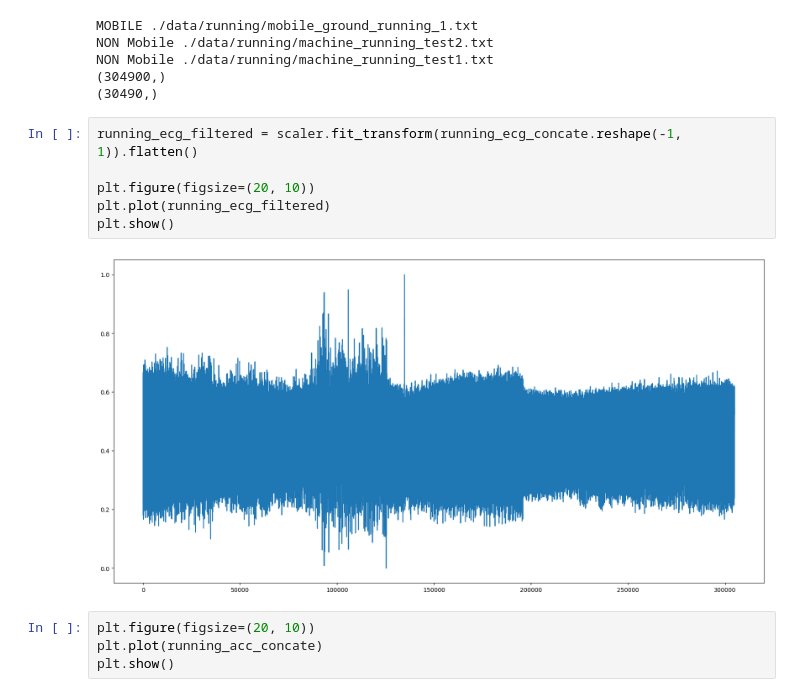
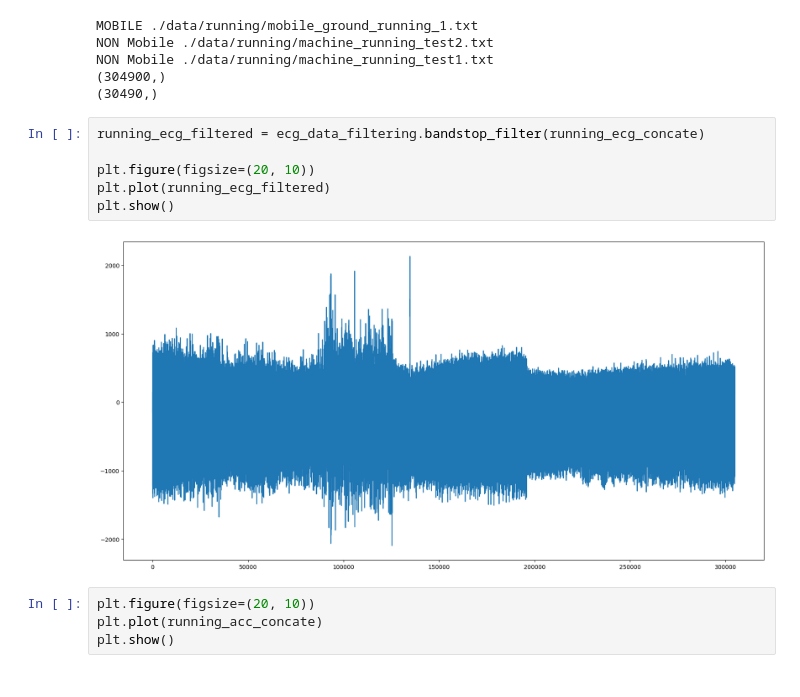
Before and after one commit to insung3511/ecg-estimate-walk, a Jupyter notebook: ecg_30sec.ipynb, the cells around one changed output. Cells and saved outputs as stored; diff of their text form.

```diff
--- a/ecg_30sec.ipynb
+++ b/ecg_30sec.ipynb
@@ -139,13 +123,13 @@ NON Mobile ./data/running/machine_running_test1.txt
 (304900,)
 (30490,)
 # %%
-running_ecg_filtered = scaler.fit_transform(running_ecg_concate.reshape(-1, 1)).flatten()
+running_ecg_filtered = ecg_data_filtering.bandstop_filter(running_ecg_concate)
 
 plt.figure(figsize=(20, 10))
 plt.plot(running_ecg_filtered)
 plt.show()
 # %% [output]
-[figure, old version]
+[figure, new version]
 # %%
 plt.figure(figsize=(20, 10))
 plt.plot(running_acc_concate)
```
Also changed, not shown: parts of 5 cells of this notebook, 5 other files.
